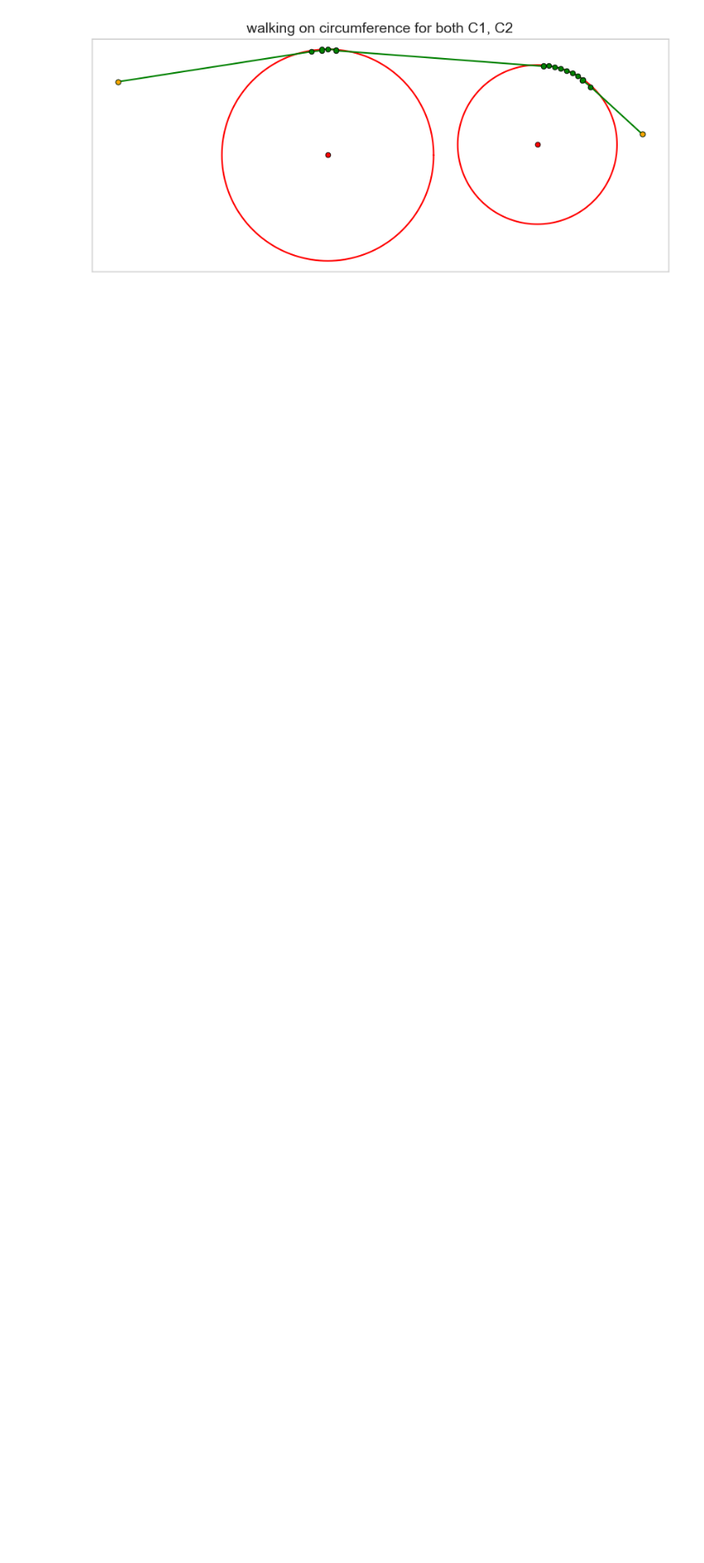
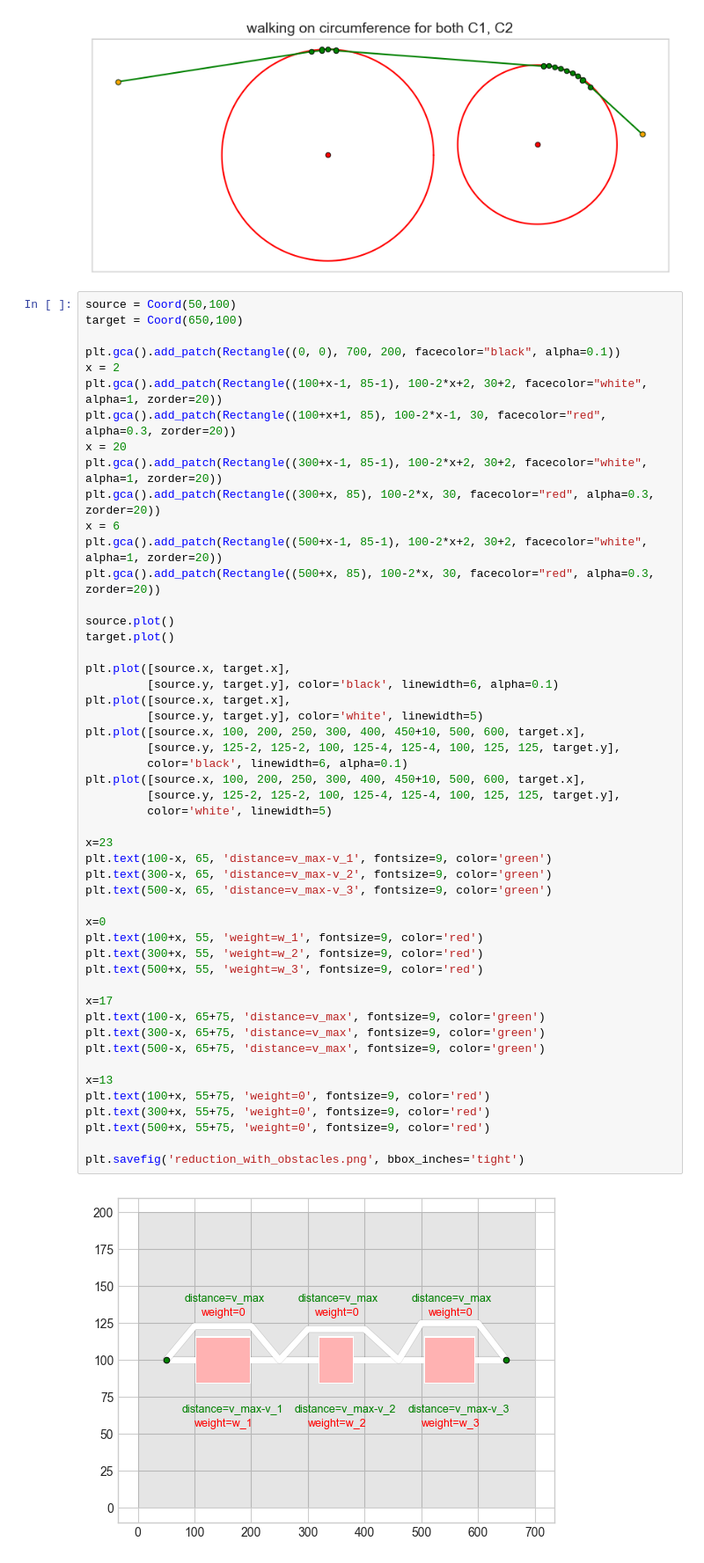
Before and after one commit to Elilgo324/quick-and-safe, a Jupyter notebook: other/main.ipynb, the cells around one changed output. Shown at 88% size. Cells and saved outputs as stored; diff of their text form; blank space fills up the shorter version.

```diff
--- a/other/main.ipynb
+++ b/other/main.ipynb
@@ -476,3 +477,55 @@ plt.yticks([])
 plt.show()
 # %% [output]
 [figure]
+# %%
+source = Coord(50,100)
+target = Coord(650,100)
+
+plt.gca().add_patch(Rectangle((0, 0), 700, 200, facecolor="black", alpha=0.1))
+x = 2
+plt.gca().add_patch(Rectangle((100+x-1, 85-1), 100-2*x+2, 30+2, facecolor="white", alpha=1, zorder=20))
+plt.gca().add_patch(Rectangle((100+x+1, 85), 100-2*x-1, 30, facecolor="red", alpha=0.3, zorder=20))
+x = 20
+plt.gca().add_patch(Rectangle((300+x-1, 85-1), 100-2*x+2, 30+2, facecolor="white", alpha=1, zorder=20))
+plt.gca().add_patch(Rectangle((300+x, 85), 100-2*x, 30, facecolor="red", alpha=0.3, zorder=20))
+x = 6
+plt.gca().add_patch(Rectangle((500+x-1, 85-1), 100-2*x+2, 30+2, facecolor="white", alpha=1, zorder=20))
+plt.gca().add_patch(Rectangle((500+x, 85), 100-2*x, 30, facecolor="red", alpha=0.3, zorder=20))
+
+source.plot()
+target.plot()
+
+plt.plot([source.x, target.x],
+         [source.y, target.y], color='black', linewidth=6, alpha=0.1)
+plt.plot([source.x, target.x],
+         [source.y, target.y], color='white', linewidth=5)
+plt.plot([source.x, 100, 200, 250, 300, 400, 450+10, 500, 600, target.x],
+         [source.y, 125-2, 125-2, 100, 125-4, 125-4, 100, 125, 125, target.y],
+         color='black', linewidth=6, alpha=0.1)
+plt.plot([source.x, 100, 200, 250, 300, 400, 450+10, 500, 600, target.x],
+         [source.y, 125-2, 125-2, 100, 125-4, 125-4, 100, 125, 125, target.y],
+         color='white', linewidth=5)
+
+x=23
+plt.text(100-x, 65, 'distance=v_max-v_1', fontsize=9, color='green')
+plt.text(300-x, 65, 'distance=v_max-v_2', fontsize=9, color='green')
+plt.text(500-x, 65, 'distance=v_max-v_3', fontsize=9, color='green')
+
+x=0
+plt.text(100+x, 55, 'weight=w_1', fontsize=9, color='red')
+plt.text(300+x, 55, 'weight=w_2', fontsize=9, color='red')
+plt.text(500+x, 55, 'weight=w_3', fontsize=9, color='red')
+
+x=17
+plt.text(100-x, 65+75, 'distance=v_max', fontsize=9, color='green')
+plt.text(300-x, 65+75, 'distance=v_max', fontsize=9, color='green')
+plt.text(500-x, 65+75, 'distance=v_max', fontsize=9, color='green')
+
+x=13
+plt.text(100+x, 55+75, 'weight=0', fontsize=9, color='red')
+plt.text(300+x, 55+75, 'weight=0', fontsize=9, color='red')
+plt.text(500+x, 55+75, 'weight=0', fontsize=9, color='red')
+
+plt.savefig('reduction_with_obstacles.png', bbox_inches='tight')
+# %% [output]
+[figure, added]
```
Also changed, not shown: parts of 1 cell of this notebook, 35 other files.
